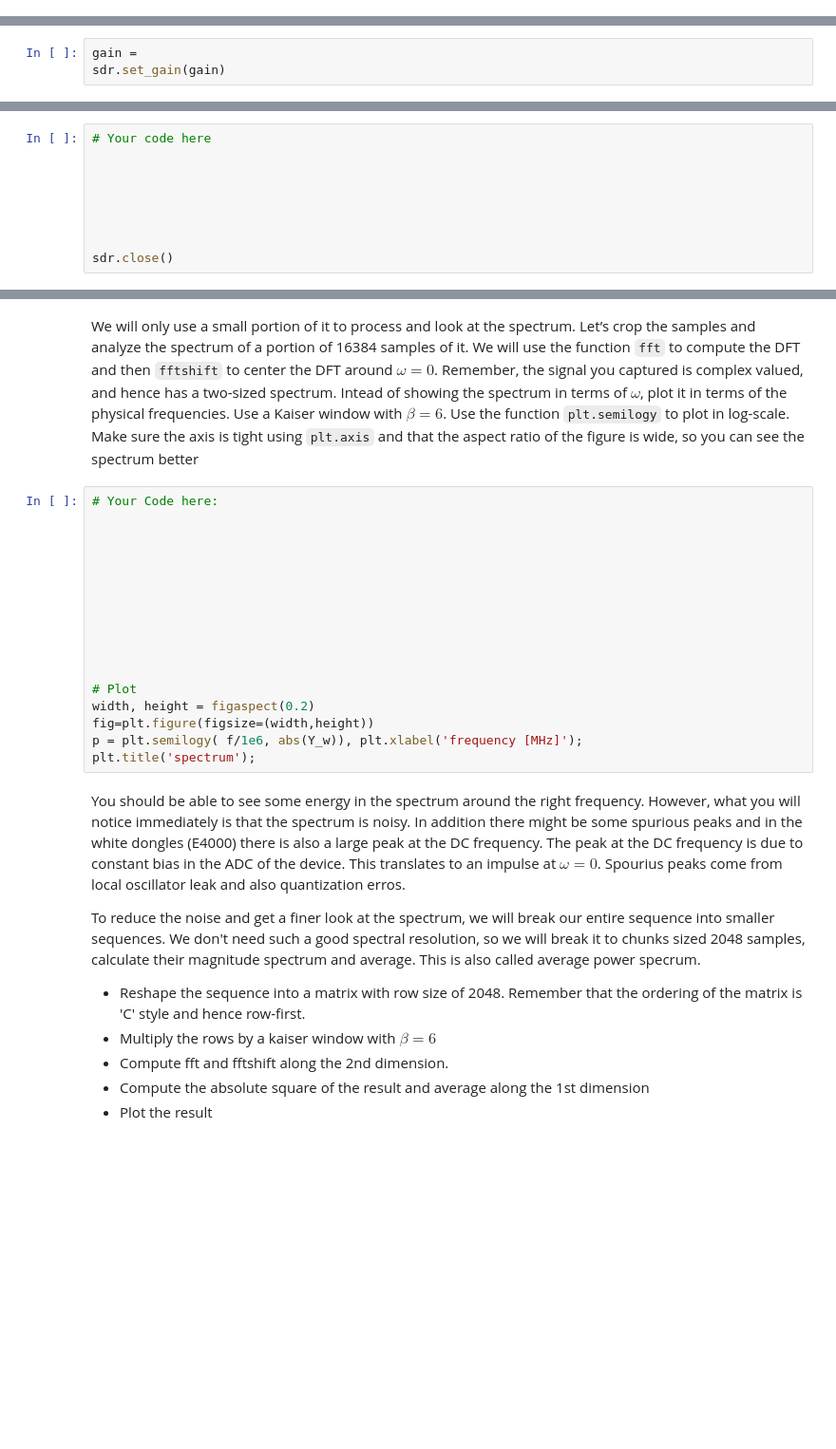
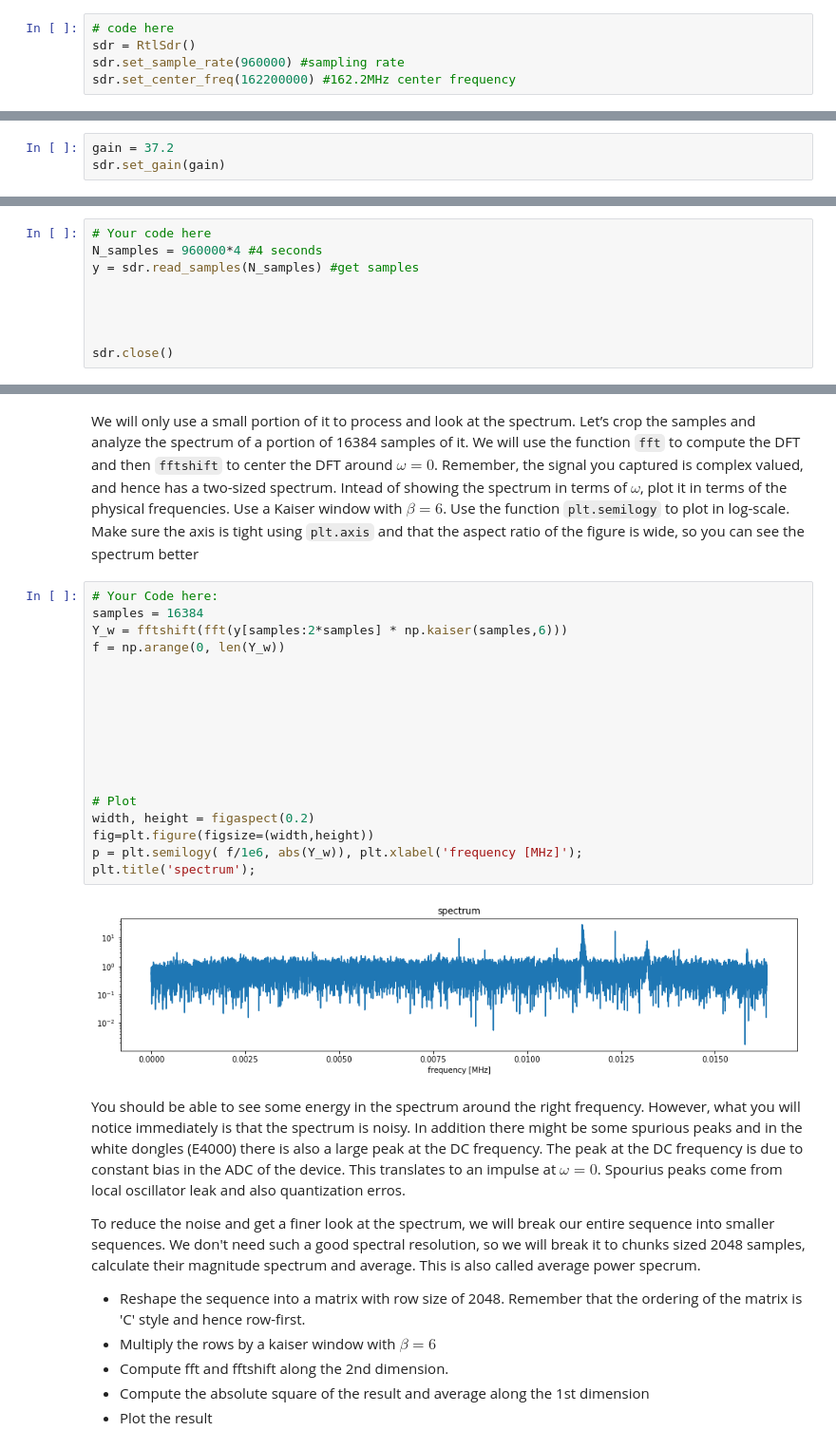
Before and after one commit to lm-t/ee123-labs, a Jupyter notebook: lab2/lab2-Part-II-SDR-SpectralAnalysis.ipynb, the cells around one changed output, grey strips where cells are left out. Shown at 95% size. Drawn from its saved outputs; the diff is of its cells as text; blank space fills up the shorter version.

```diff
--- a/lab2/lab2-Part-II-SDR-SpectralAnalysis.ipynb
+++ b/lab2/lab2-Part-II-SDR-SpectralAnalysis.ipynb
@@ -91,3 +89,8 @@ To Instantiate the sdr with the following parameters, which create the rtlsdr ob
+# %%
+# code here
+sdr = RtlSdr()
+sdr.set_sample_rate(960000) #sampling rate
+sdr.set_center_freq(162200000) #162.2MHz center frequency
 # %% [markdown]
 It is also useful to set the gain appropriately. The default is usually quite high and the signal saturates.
 
@@ -102,7 +107,7 @@ print(sdr.valid_gains_db)
 Pick a number that's one or two slots larger than the middle (around 37.2 I found to be working well) and set the gain using
     sdr.set_gain(gain)
 # %%
-gain =
+gain = 37.2
 sdr.set_gain(gain)
 # %% [markdown]
 The python interface to the SDR required that the number of samples be a multiple of 256. To read samples from the SDR, run the following command:
@@ -114,8 +119,8 @@ If you are done with the device, you can clear it by:
     sdr.close()
 # %%
 # Your code here
-
-
+N_samples = 960000*4 #4 seconds
+y = sdr.read_samples(N_samples) #get samples
 
 
 
@@ -133,21 +138,24 @@ In case you are having trouble with the SDR, uncomment the line below to load Mi
 We will only use a small portion of it to process and look at the spectrum. Let’s crop the samples and analyze the spectrum of a portion of 16384 samples of it. We will use the function `fft` to compute the DFT and then `fftshift` to center the DFT around $\omega=0$. Remember, the signal you captured is complex valued, and hence has a two-sized spectrum. Intead of showing the spectrum in terms of $\omega$, plot it in terms of the physical frequencies. Use a Kaiser window with $\beta=6$. Use the function `plt.semilogy` to plot in log-scale. Make sure the axis is tight using `plt.axis` and that the aspect ratio of the figure is wide, so you can see the spectrum better
 # %%
 # Your Code here:
-
-
+samples = 16384
+Y_w = fftshift(fft(y[samples:2*samples] * np.kaiser(samples,6)))
+f = np.arange(0, len(Y_w))
 
 
 
 
 
 
 
 
 # Plot
 width, height = figaspect(0.2)
 fig=plt.figure(figsize=(width,height))
 p = plt.semilogy( f/1e6, abs(Y_w)), plt.xlabel('frequency [MHz]');
 plt.title('spectrum');
+# %% [output]
+[figure, added]
 # %% [markdown]
 You should be able to see some energy in the spectrum around the right frequency. However, what you will notice immediately is that the spectrum is noisy. In addition there might be some spurious peaks and in the white dongles (E4000) there is also a large peak at the DC frequency. The peak at the DC frequency is due to constant bias in the ADC of the device. This translates to an impulse at $\omega = 0$. Spourius peaks come from local oscillator leak and also quantization erros.
 
```
Also changed, not shown: parts of 2 cells of this notebook.
